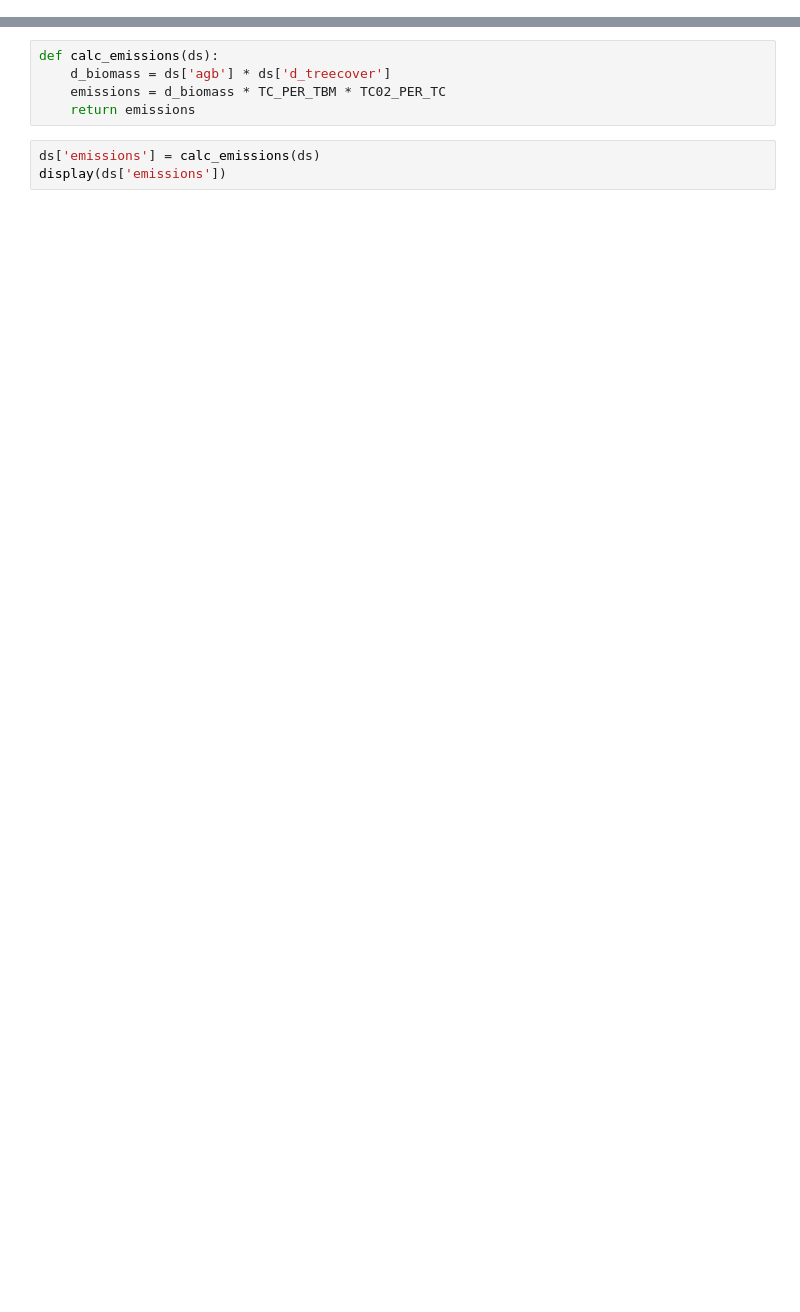
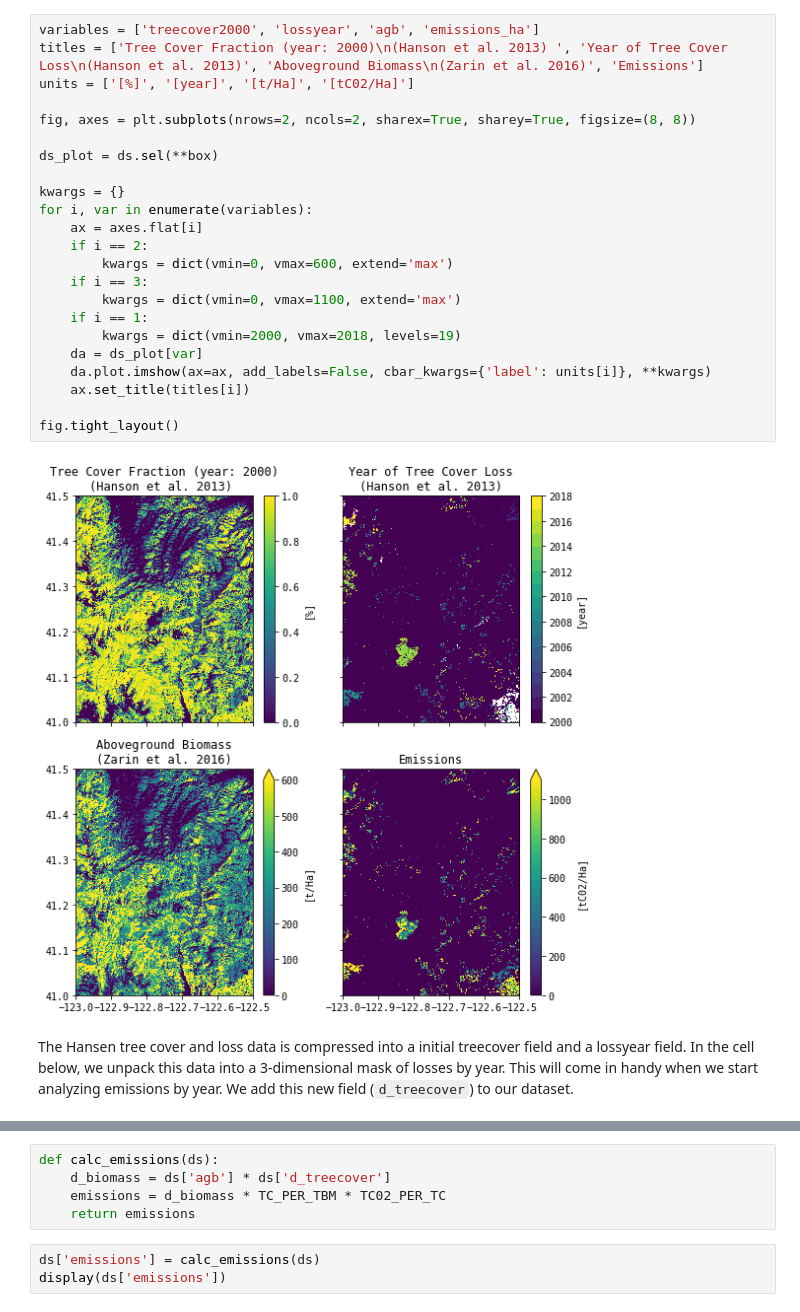
Before and after one commit to carbonplan/trace, a Jupyter notebook: single_tile.ipynb, the cells around one changed output, grey strips where cells are left out. Cells and saved outputs as stored; diff of their text form; blank space fills up the shorter version.

```diff
--- a/single_tile.ipynb
+++ b/single_tile.ipynb
@@ -76,3 +108,30 @@ Data variables:
+# %%
+variables = ['treecover2000', 'lossyear', 'agb', 'emissions_ha']
+titles = ['Tree Cover Fraction (year: 2000)\n(Hanson et al. 2013) ', 'Year of Tree Cover Loss\n(Hanson et al. 2013)', 'Aboveground Biomass\n(Zarin et al. 2016)', 'Emissions']
+units = ['[%]', '[year]', '[t/Ha]', '[tC02/Ha]']
+
+fig, axes = plt.subplots(nrows=2, ncols=2, sharex=True, sharey=True, figsize=(8, 8))
+
+ds_plot = ds.sel(**box)
+
+kwargs = {}
+for i, var in enumerate(variables):
+    ax = axes.flat[i]
+    if i == 2:
+        kwargs = dict(vmin=0, vmax=600, extend='max')
+    if i == 3:
+        kwargs = dict(vmin=0, vmax=1100, extend='max')
+    if i == 1:
+        kwargs = dict(vmin=2000, vmax=2018, levels=19)
+    da = ds_plot[var]
+    da.plot.imshow(ax=ax, add_labels=False, cbar_kwargs={'label': units[i]}, **kwargs)
+    ax.set_title(titles[i])
+
+fig.tight_layout()
+# %% [output]
+[figure, added]
+# %% [markdown]
+The Hansen tree cover and loss data is compressed into a initial treecover field and a lossyear field. In the cell below, we unpack this data into a 3-dimensional mask of losses by year. This will come in handy when we start analyzing emissions by year. We add this new field (`d_treecover`) to our dataset.
 # %%
 # calculate d_treecover
 years = xr.DataArray(range(2001, 2019), dims=('year', ), name='year')
```
Also changed, not shown: parts of 43 cells of this notebook, 1 other file.
